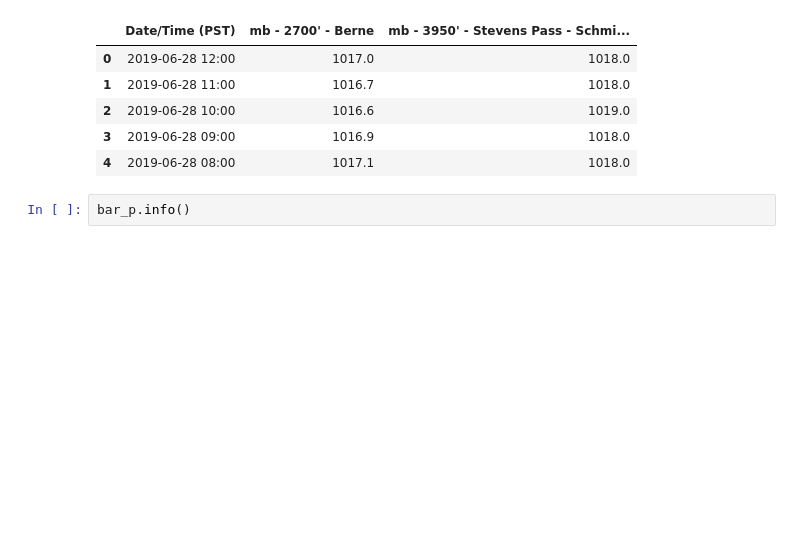
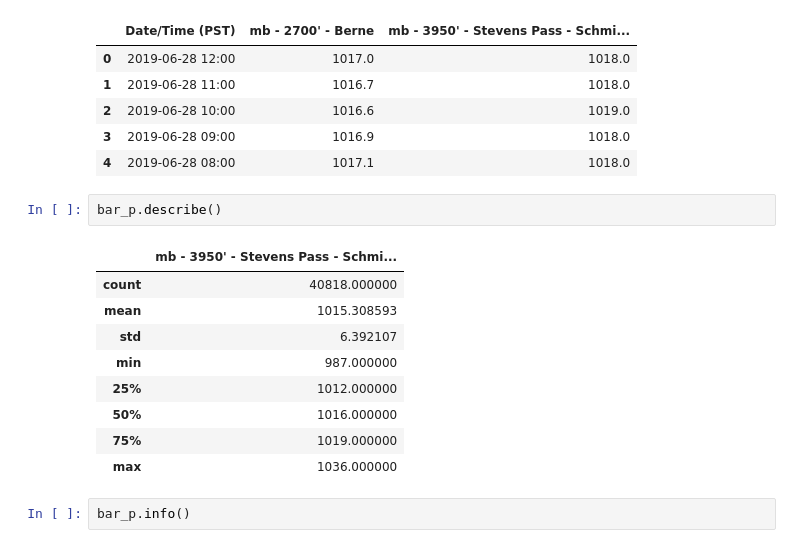
Before and after one commit to kevintheduu/avalanche-predictor, a Jupyter notebook: model_3.ipynb, the cells around one changed output. Cells and saved outputs as stored; diff of their text form; blank space fills up the shorter version.

```diff
--- a/model_3.ipynb
+++ b/model_3.ipynb
@@ -478,6 +504,18 @@ bar_p.head()
 | 2 | 2019-06-28 10:00 | 1016.6 | 1019.0 |
 | 3 | 2019-06-28 09:00 | 1016.9 | 1018.0 |
 | 4 | 2019-06-28 08:00 | 1017.1 | 1018.0 |
+# %%
+bar_p.describe()
+# %% [output]
+|  | mb - 3950' - Stevens Pass - Schmi... |
+| count | 40818.000000 |
+| mean | 1015.308593 |
+| std | 6.392107 |
+| min | 987.000000 |
+| 25% | 1012.000000 |
+| 50% | 1016.000000 |
+| 75% | 1019.000000 |
+| max | 1036.000000 |
 # %%
 bar_p.info()
 # %% [output]
```
Also changed, not shown: parts of 20 cells of this notebook, 2 other files.
